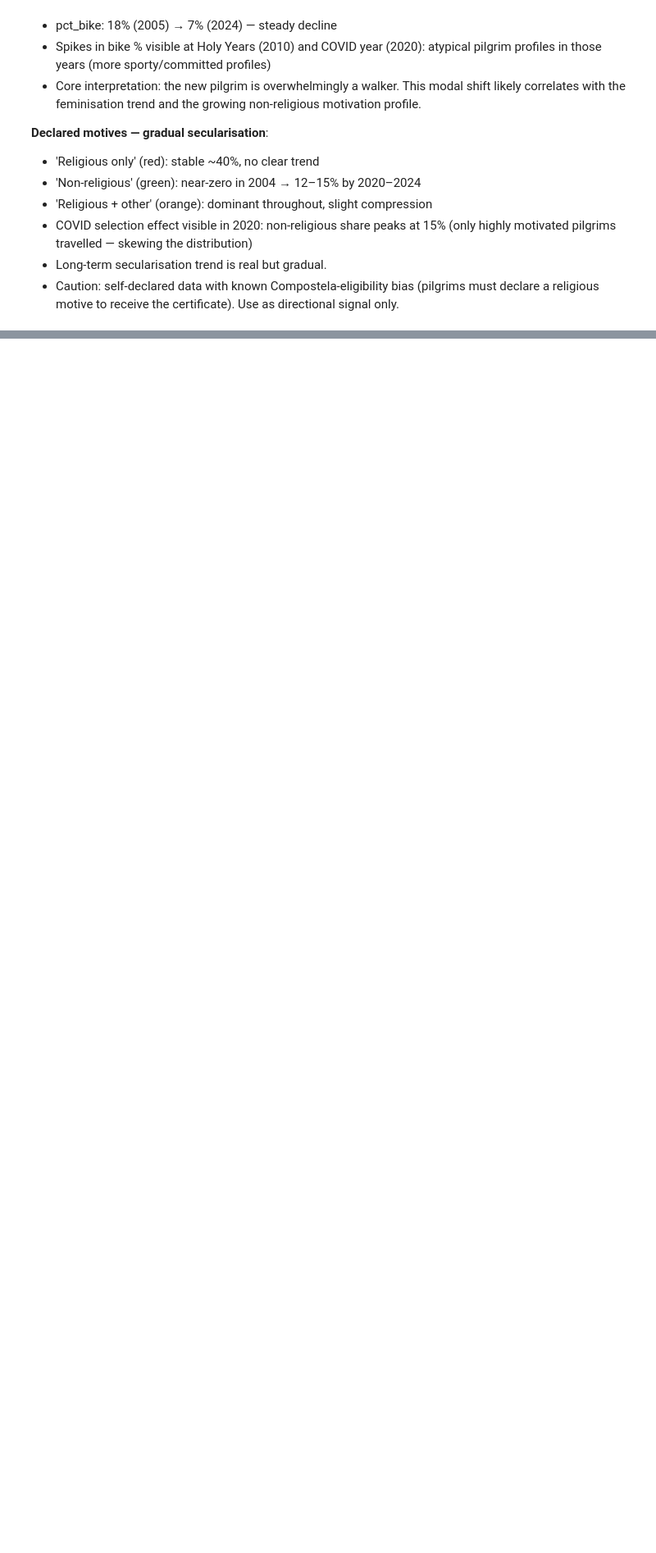
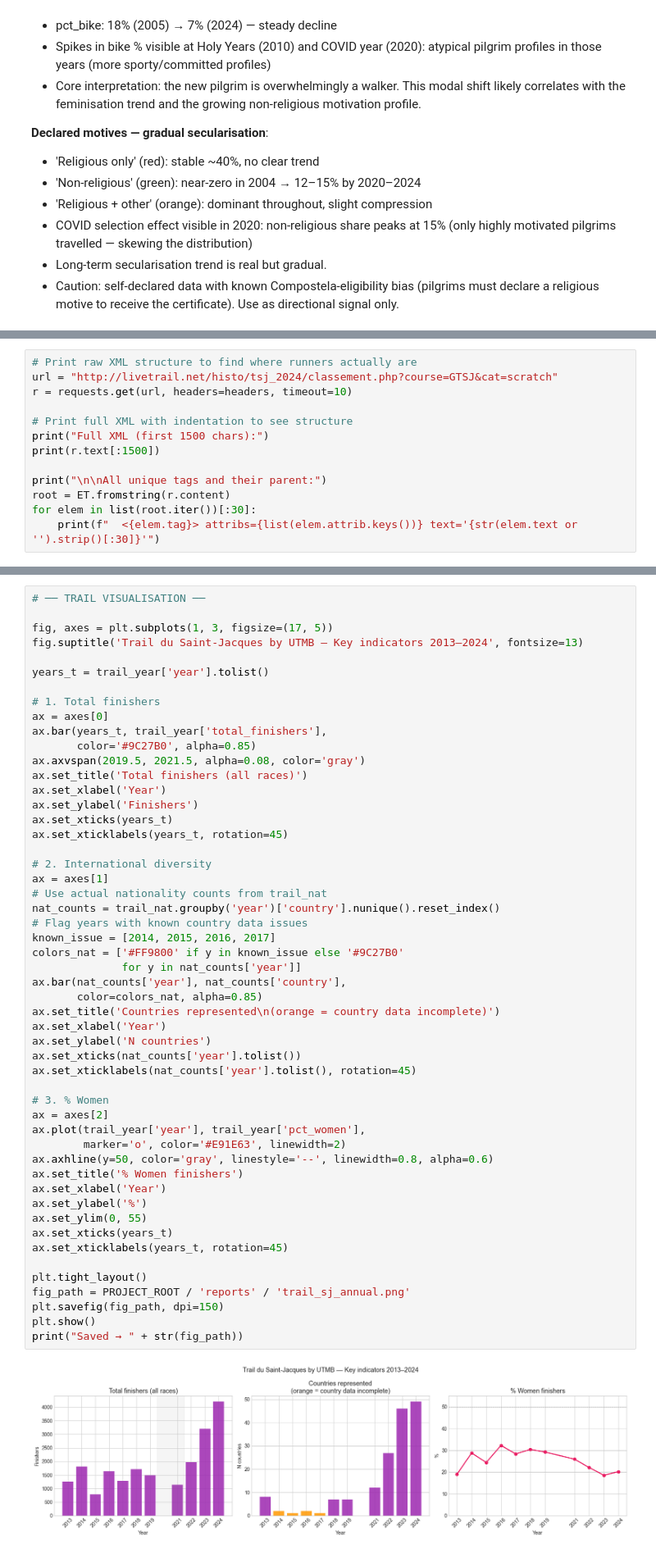
Before and after one commit to Flo4363/camino-datascience, a Jupyter notebook: notebooks/NB01_collection.ipynb, the cells around one changed output, grey strips where cells are left out. Shown at 82% size. Drawn from its saved outputs; the diff is of its cells as text; blank space fills up the shorter version.

Commit message:
feat: NB01 Section 4 complete — Trail SJ 11 editions, 20534 runners

```diff
--- a/notebooks/NB01_collection.ipynb
+++ b/notebooks/NB01_collection.ipynb
@@ -1781,0 +2459,13 @@ as structural spikes.
+# %%
+# Print raw XML structure to find where runners actually are
+url = "http://livetrail.net/histo/tsj_2024/classement.php?course=GTSJ&cat=scratch"
+r = requests.get(url, headers=headers, timeout=10)
+
+# Print full XML with indentation to see structure
+print("Full XML (first 1500 chars):")
+print(r.text[:1500])
+
+print("\n\nAll unique tags and their parent:")
+root = ET.fromstring(r.content)
+for elem in list(root.iter())[:30]:
+    print(f"  <{elem.tag}> attribs={list(elem.attrib.keys())} text='{str(elem.text or '').strip()[:30]}'")
@@ -1781,0 +2766,54 @@ as structural spikes.
+# %%
+# ── TRAIL VISUALISATION ──
+
+fig, axes = plt.subplots(1, 3, figsize=(17, 5))
+fig.suptitle('Trail du Saint-Jacques by UTMB — Key indicators 2013–2024', fontsize=13)
+
+years_t = trail_year['year'].tolist()
+
+# 1. Total finishers
+ax = axes[0]
+ax.bar(years_t, trail_year['total_finishers'],
+       color='#9C27B0', alpha=0.85)
+ax.axvspan(2019.5, 2021.5, alpha=0.08, color='gray')
+ax.set_title('Total finishers (all races)')
+ax.set_xlabel('Year')
+ax.set_ylabel('Finishers')
+ax.set_xticks(years_t)
+ax.set_xticklabels(years_t, rotation=45)
+
+# 2. International diversity
+ax = axes[1]
+# Use actual nationality counts from trail_nat
+nat_counts = trail_nat.groupby('year')['country'].nunique().reset_index()
+# Flag years with known country data issues
+known_issue = [2014, 2015, 2016, 2017]
+colors_nat = ['#FF9800' if y in known_issue else '#9C27B0'
+              for y in nat_counts['year']]
+ax.bar(nat_counts['year'], nat_counts['country'],
+       color=colors_nat, alpha=0.85)
+ax.set_title('Countries represented\n(orange = country data incomplete)')
+ax.set_xlabel('Year')
+ax.set_ylabel('N countries')
+ax.set_xticks(nat_counts['year'].tolist())
+ax.set_xticklabels(nat_counts['year'].tolist(), rotation=45)
+
+# 3. % Women
+ax = axes[2]
+ax.plot(trail_year['year'], trail_year['pct_women'],
+        marker='o', color='#E91E63', linewidth=2)
+ax.axhline(y=50, color='gray', linestyle='--', linewidth=0.8, alpha=0.6)
+ax.set_title('% Women finishers')
+ax.set_xlabel('Year')
+ax.set_ylabel('%')
+ax.set_ylim(0, 55)
+ax.set_xticks(years_t)
+ax.set_xticklabels(years_t, rotation=45)
+
+plt.tight_layout()
+fig_path = PROJECT_ROOT / 'reports' / 'trail_sj_annual.png'
+plt.savefig(fig_path, dpi=150)
+plt.show()
+print("Saved → " + str(fig_path))
+# %% [output]
+[figure, added]
```
Also changed, not shown: parts of 22 cells of this notebook, 6 other files.
